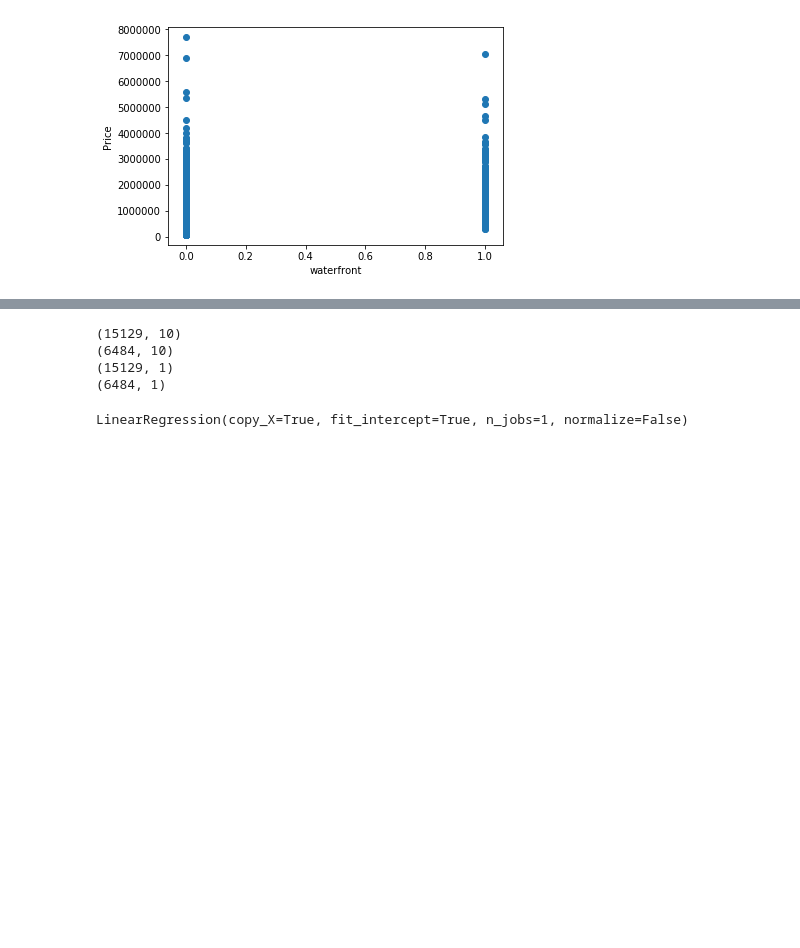
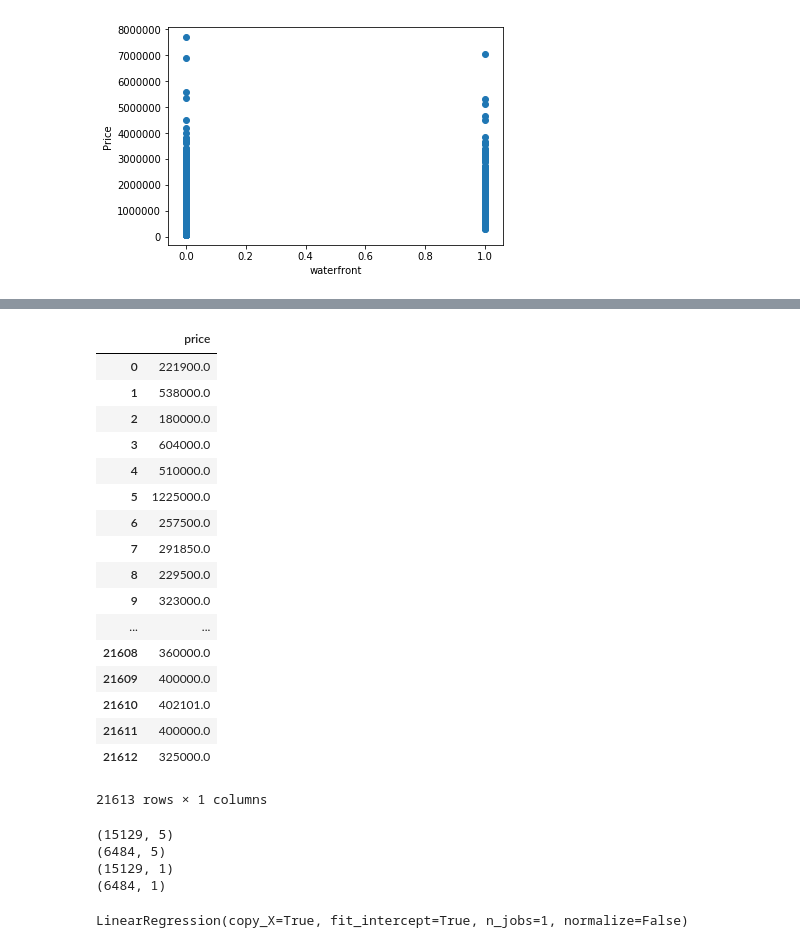
Before and after one commit to impawan/PyhtonRep, a Jupyter notebook: Linear Regression.ipynb, the cells around one changed output, grey strips where cells are left out. Drawn from its saved outputs; the diff is of its cells as text; code cells hidden in the pictures; blank space fills up the shorter version.

```diff
--- a/Linear Regression.ipynb
+++ b/Linear Regression.ipynb
@@ -124,6 +282,27 @@ x = df[top_5_features]
 # %%
 target = df.iloc[:,2].name
 y = df[[target]]
+# %%
+y
+# %% [output]
+|  | price |
+| 0 | 221900.0 |
+| 1 | 538000.0 |
+| 2 | 180000.0 |
+| 3 | 604000.0 |
+| 4 | 510000.0 |
+| 5 | 1225000.0 |
+| 6 | 257500.0 |
+| 7 | 291850.0 |
+| 8 | 229500.0 |
+| 9 | 323000.0 |
+| ... | ... |
+| 21608 | 360000.0 |
+| 21609 | 400000.0 |
+| 21610 | 402101.0 |
+| 21611 | 400000.0 |
+| 21612 | 325000.0 |
+21613 rows × 1 columns
 # %%
 from sklearn.cross_validation import train_test_split
 # %%
@@ -131,10 +310,10 @@ x_train,x_test,y_train,y_test = train_test_split(x,y,test_size = 0.3)
 # %%
 print(x_train.shape)
 print(x_test.shape)
-print(y_trian.shape)
+print(y_train.shape)
 print(y_test.shape)
 # %% [output]
-(15129, 10)
-(6484, 10)
+(15129, 5)
+(6484, 5)
 (15129, 1)
 (6484, 1)
```
Also changed, not shown: parts of 27 cells of this notebook, 5 other files.
